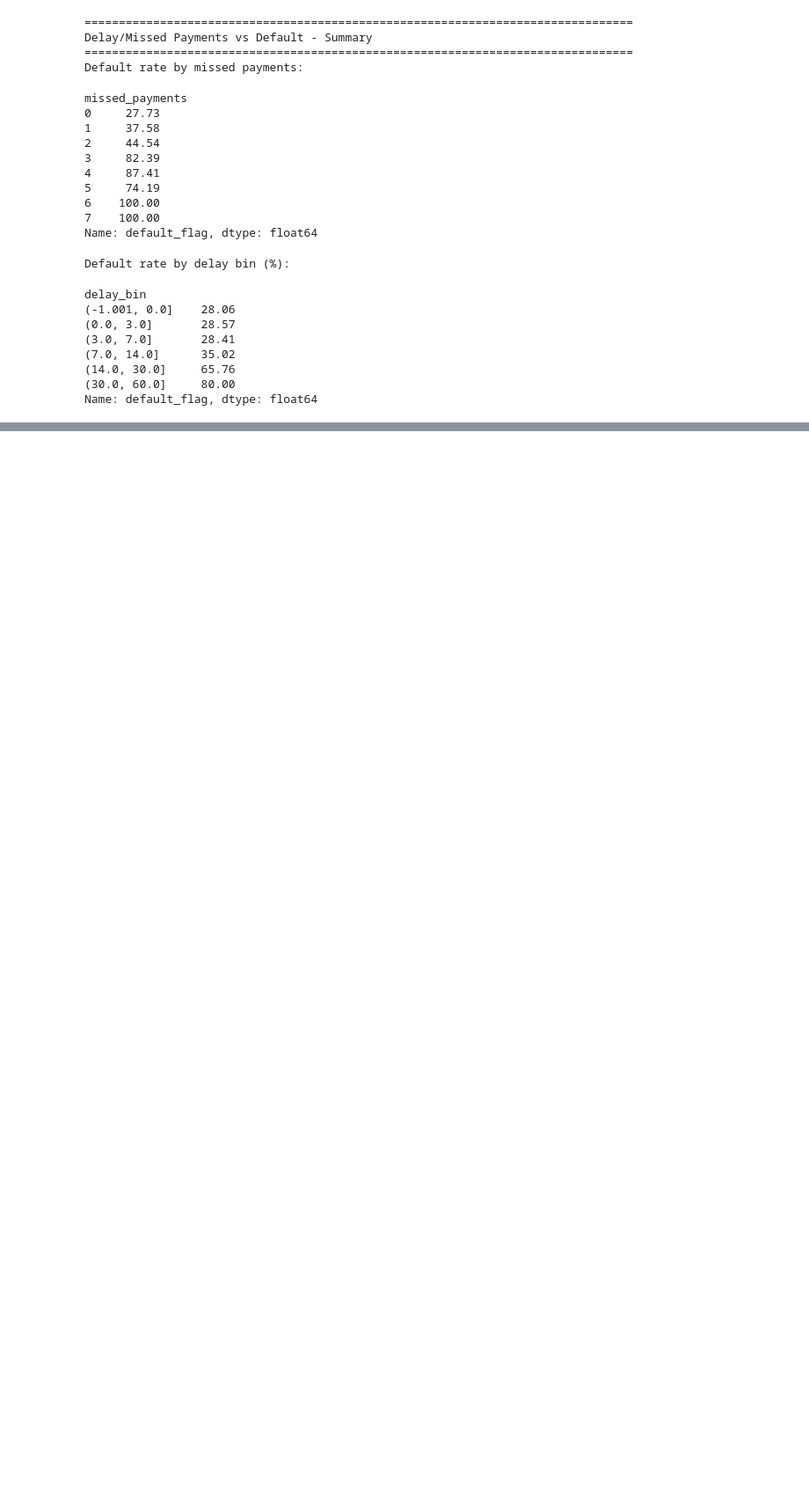
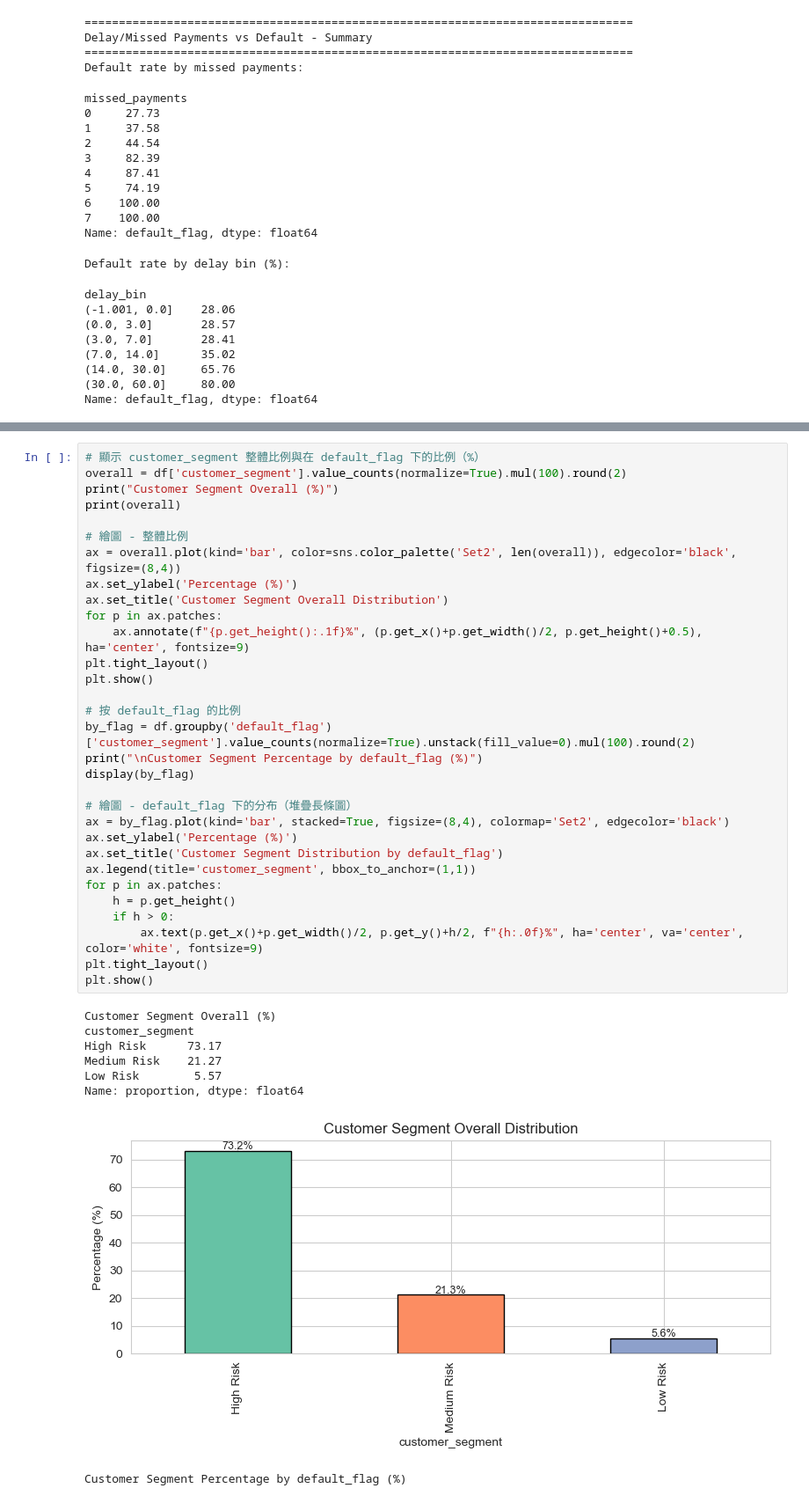
Before and after one commit to BobbleUnderBox/DataMiningG1FinalProject, a Jupyter notebook: notebooks/02_data_quality.ipynb, the cells around one changed output, grey strips where cells are left out. Shown at 88% size. Cells and saved outputs as stored; diff of their text form; blank space fills up the shorter version.

```diff
--- a/notebooks/02_data_quality.ipynb
+++ b/notebooks/02_data_quality.ipynb
@@ -794,0 +698,40 @@ Name: default_flag, dtype: float64
+# %%
+# 顯示 customer_segment 整體比例與在 default_flag 下的比例（%）
+overall = df['customer_segment'].value_counts(normalize=True).mul(100).round(2)
+print("Customer Segment Overall (%)")
+print(overall)
+
+# 繪圖 - 整體比例
+ax = overall.plot(kind='bar', color=sns.color_palette('Set2', len(overall)), edgecolor='black', figsize=(8,4))
+ax.set_ylabel('Percentage (%)')
+ax.set_title('Customer Segment Overall Distribution')
+for p in ax.patches:
+    ax.annotate(f"{p.get_height():.1f}%", (p.get_x()+p.get_width()/2, p.get_height()+0.5), ha='center', fontsize=9)
+plt.tight_layout()
+plt.show()
+
+# 按 default_flag 的比例
+by_flag = df.groupby('default_flag')['customer_segment'].value_counts(normalize=True).unstack(fill_value=0).mul(100).round(2)
+print("\nCustomer Segment Percentage by default_flag (%)")
+display(by_flag)
+
+# 繪圖 - default_flag 下的分布（堆疊長條圖）
+ax = by_flag.plot(kind='bar', stacked=True, figsize=(8,4), colormap='Set2', edgecolor='black')
+ax.set_ylabel('Percentage (%)')
+ax.set_title('Customer Segment Distribution by default_flag')
+ax.legend(title='customer_segment', bbox_to_anchor=(1,1))
+for p in ax.patches:
+    h = p.get_height()
+    if h > 0:
+        ax.text(p.get_x()+p.get_width()/2, p.get_y()+h/2, f"{h:.0f}%", ha='center', va='center', color='white', fontsize=9)
+plt.tight_layout()
+plt.show()
+# %% [output]
+Customer Segment Overall (%)
+customer_segment
+High Risk      73.17
+Medium Risk    21.27
+Low Risk        5.57
+Name: proportion, dtype: float64
+[figure, added]
+Customer Segment Percentage by default_flag (%)
```
Also changed, not shown: parts of 15 cells of this notebook, 3 other files.
